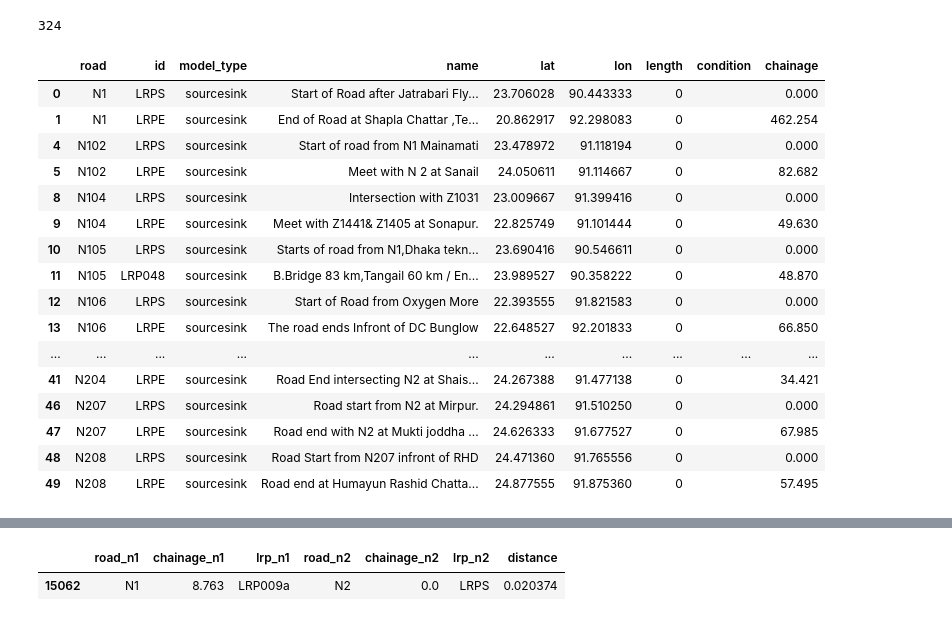
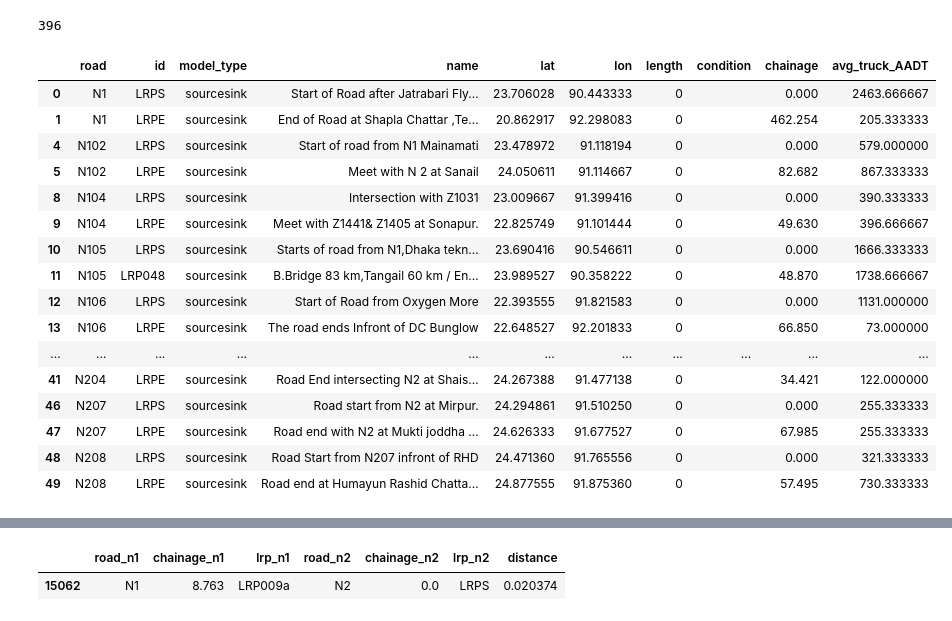
Before and after one commit to nielsvdd42/EPA133A-Advanced-Simulation-Group-1, a Jupyter notebook: EPA133a-G01-A4/notebook/1_data_preparation.ipynb, the cells around one changed output, grey strips where cells are left out. Drawn from its saved outputs; the diff is of its cells as text; code cells hidden in the pictures.

```diff
--- a/EPA133a-G01-A4/notebook/1_data_preparation.ipynb
+++ b/EPA133a-G01-A4/notebook/1_data_preparation.ipynb
@@ -8,8 +8,7 @@ from matplotlib.ticker import FuncFormatter
 from matplotlib.lines import Line2D
 # %%
 #Loading in the roads data file
-df1 = pd.read_csv('./data/_roads3.csv')
-
+df1 = pd.read_csv('../data/data_with_AADT.csv')
 #Filtering on the N1 and N2 roads
 roads = ['N1', 'N2'] + [f'N{i}' for i in range(100, 300)]
 dfN = df1[df1['road'].isin(roads)]
@@ -31,34 +30,34 @@ df_proc['total_length'] = df_proc.groupby('road')['chainage'].transform('max')
 df_filtered = (df_proc[df_proc['total_length'] > 25]).copy()
 print(df_filtered.size + df_filtered.size)
 # %% [output]
-324
+396
 # %%
 #Adjust dataframe for the resulting dataset
 df_filtered['model_type'] = 'sourcesink'
 df_filtered['length'] = 0
 df_filtered['condition'] = ''
 
-df_filtered = df_filtered[['road', 'lrp', 'model_type', 'name', 'lat', 'lon', 'length', 'condition', 'chainage']]
+df_filtered = df_filtered[['road', 'lrp', 'model_type', 'name', 'lat', 'lon', 'length', 'condition', 'chainage', 'avg_truck_AADT']]
 df_filtered.rename(columns={'lrp': 'id'}, inplace=True)
 df_filtered[df_filtered["model_type"] == "sourcesink"]
 # %% [output]
-|  | road | id | model_type | name | lat | lon | length | condition | chainage |
-| 0 | N1 | LRPS | sourcesink | Start of Road after Jatrabari Fly... | 23.706028 | 90.443333 | 0 |  | 0.000 |
-| 1 | N1 | LRPE | sourcesink | End of Road at Shapla Chattar ,Te... | 20.862917 | 92.298083 | 0 |  | 462.254 |
-| 4 | N102 | LRPS | sourcesink | Start of road from N1 Mainamati | 23.478972 | 91.118194 | 0 |  | 0.000 |
-| 5 | N102 | LRPE | sourcesink | Meet with N 2 at Sanail | 24.050611 | 91.114667 | 0 |  | 82.682 |
-| 8 | N104 | LRPS | sourcesink | Intersection with Z1031 | 23.009667 | 91.399416 | 0 |  | 0.000 |
-| 9 | N104 | LRPE | sourcesink | Meet with Z1441& Z1405 at Sonapur. | 22.825749 | 91.101444 | 0 |  | 49.630 |
-| 10 | N105 | LRPS | sourcesink | Starts of road from N1,Dhaka tekn... | 23.690416 | 90.546611 | 0 |  | 0.000 |
-| 11 | N105 | LRP048 | sourcesink | B.Bridge 83 km,Tangail 60 km / En... | 23.989527 | 90.358222 | 0 |  | 48.870 |
-| 12 | N106 | LRPS | sourcesink | Start of Road from Oxygen More | 22.393555 | 91.821583 | 0 |  | 0.000 |
-| 13 | N106 | LRPE | sourcesink | The road ends Infront of DC Bunglow | 22.648527 | 92.201833 | 0 |  | 66.850 |
-| ... | ... | ... | ... | ... | ... | ... | ... | ... | ... |
-| 41 | N204 | LRPE | sourcesink | Road End intersecting N2 at Shais... | 24.267388 | 91.477138 | 0 |  | 34.421 |
-| 46 | N207 | LRPS | sourcesink | Road start from N2 at Mirpur. | 24.294861 | 91.510250 | 0 |  | 0.000 |
-| 47 | N207 | LRPE | sourcesink | Road end with N2 at Mukti joddha ... | 24.626333 | 91.677527 | 0 |  | 67.985 |
-| 48 | N208 | LRPS | sourcesink | Road Start from N207 infront of RHD | 24.471360 | 91.765556 | 0 |  | 0.000 |
-| 49 | N208 | LRPE | sourcesink | Road end at Humayun Rashid Chatta... | 24.877555 | 91.875360 | 0 |  | 57.495 |
+|  | road | id | model_type | name | lat | lon | length | condition | chainage | avg_truck_AADT |
+| 0 | N1 | LRPS | sourcesink | Start of Road after Jatrabari Fly... | 23.706028 | 90.443333 | 0 |  | 0.000 | 2463.666667 |
+| 1 | N1 | LRPE | sourcesink | End of Road at Shapla Chattar ,Te... | 20.862917 | 92.298083 | 0 |  | 462.254 | 205.333333 |
+| 4 | N102 | LRPS | sourcesink | Start of road from N1 Mainamati | 23.478972 | 91.118194 | 0 |  | 0.000 | 579.000000 |
+| 5 | N102 | LRPE | sourcesink | Meet with N 2 at Sanail | 24.050611 | 91.114667 | 0 |  | 82.682 | 867.333333 |
+| 8 | N104 | LRPS | sourcesink | Intersection with Z1031 | 23.009667 | 91.399416 | 0 |  | 0.000 | 390.333333 |
+| 9 | N104 | LRPE | sourcesink | Meet with Z1441& Z1405 at Sonapur. | 22.825749 | 91.101444 | 0 |  | 49.630 | 396.666667 |
+| 10 | N105 | LRPS | sourcesink | Starts of road from N1,Dhaka tekn... | 23.690416 | 90.546611 | 0 |  | 0.000 | 1666.333333 |
+| 11 | N105 | LRP048 | sourcesink | B.Bridge 83 km,Tangail 60 km / En... | 23.989527 | 90.358222 | 0 |  | 48.870 | 1738.666667 |
+| 12 | N106 | LRPS | sourcesink | Start of Road from Oxygen More | 22.393555 | 91.821583 | 0 |  | 0.000 | 1131.000000 |
+| 13 | N106 | LRPE | sourcesink | The road ends Infront of DC Bunglow | 22.648527 | 92.201833 | 0 |  | 66.850 | 73.000000 |
+| ... | ... | ... | ... | ... | ... | ... | ... | ... | ... | ... |
+| 41 | N204 | LRPE | sourcesink | Road End intersecting N2 at Shais... | 24.267388 | 91.477138 | 0 |  | 34.421 | 122.000000 |
+| 46 | N207 | LRPS | sourcesink | Road start from N2 at Mirpur. | 24.294861 | 91.510250 | 0 |  | 0.000 | 255.333333 |
+| 47 | N207 | LRPE | sourcesink | Road end with N2 at Mukti joddha ... | 24.626333 | 91.677527 | 0 |  | 67.985 | 255.333333 |
+| 48 | N208 | LRPS | sourcesink | Road Start from N207 infront of RHD | 24.471360 | 91.765556 | 0 |  | 0.000 | 321.333333 |
+| 49 | N208 | LRPE | sourcesink | Road end at Humayun Rashid Chatta... | 24.877555 | 91.875360 | 0 |  | 57.495 | 730.333333 |
 # %%
 # Visual inspection of N1 and N2
 df_plot = dfN[dfN['road'].isin(['N1', 'N2'])]
```
Also changed, not shown: parts of 22 cells of this notebook, 11 other files.
